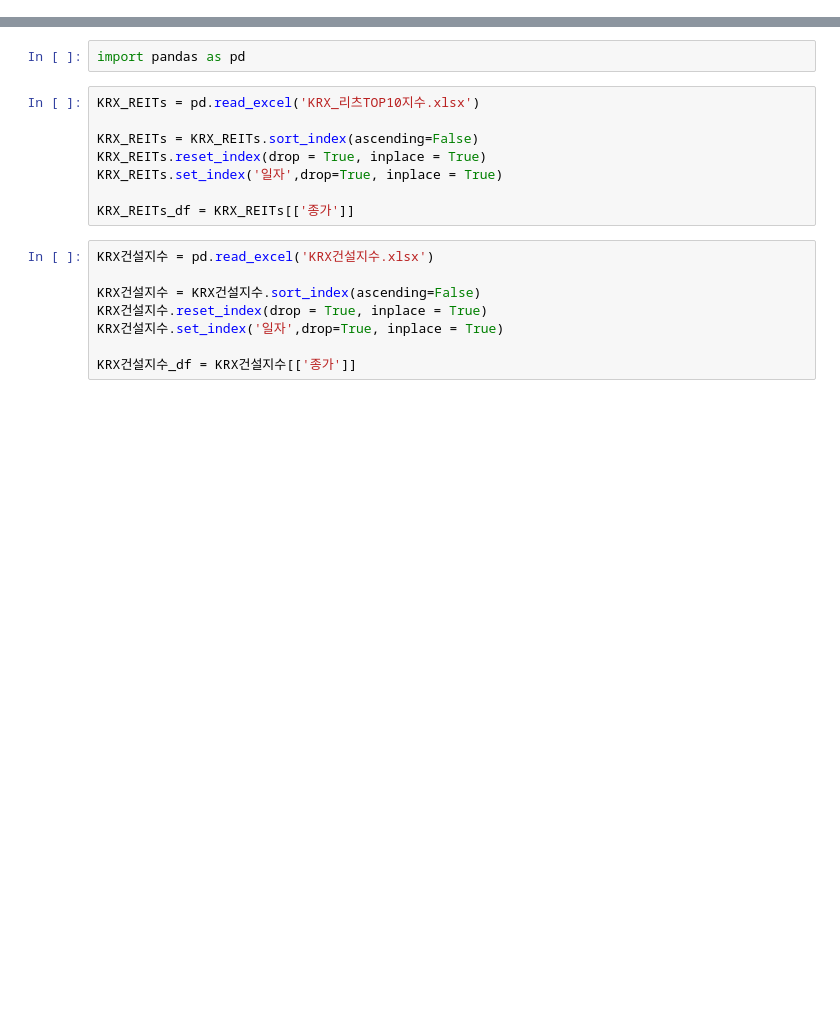
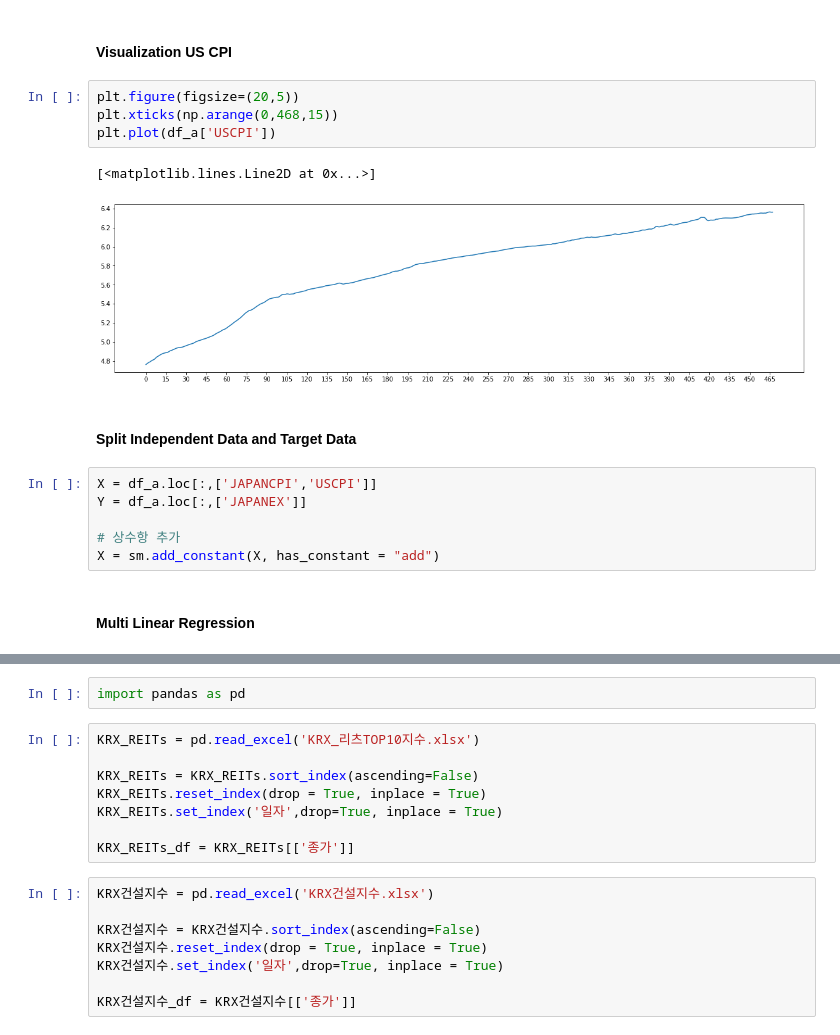
Before and after one commit to ssongssong00/Finance_Time_series, a Jupyter notebook: Problem set 4_201921527.ipynb, the cells around one changed output, grey strips where cells are left out. Drawn from its saved outputs; the diff is of its cells as text; blank space fills up the shorter version.

```diff
--- a/Problem set 4_201921527.ipynb
+++ b/Problem set 4_201921527.ipynb
@@ -0,0 +95,19 @@
+# %% [markdown]
+#### Visualization US CPI
+# %%
+plt.figure(figsize=(20,5))
+plt.xticks(np.arange(0,468,15))
+plt.plot(df_a['USCPI'])
+# %% [output]
+[<matplotlib.lines.Line2D at 0x...>]
+[figure, added]
+# %% [markdown]
+#### Split Independent Data and Target Data
+# %%
+X = df_a.loc[:,['JAPANCPI','USCPI']]
+Y = df_a.loc[:,['JAPANEX']]
+
+# 상수항 추가
+X = sm.add_constant(X, has_constant = "add")
+# %% [markdown]
+#### Multi Linear Regression
```
Also changed, not shown: parts of 37 cells of this notebook, 2 other files.
